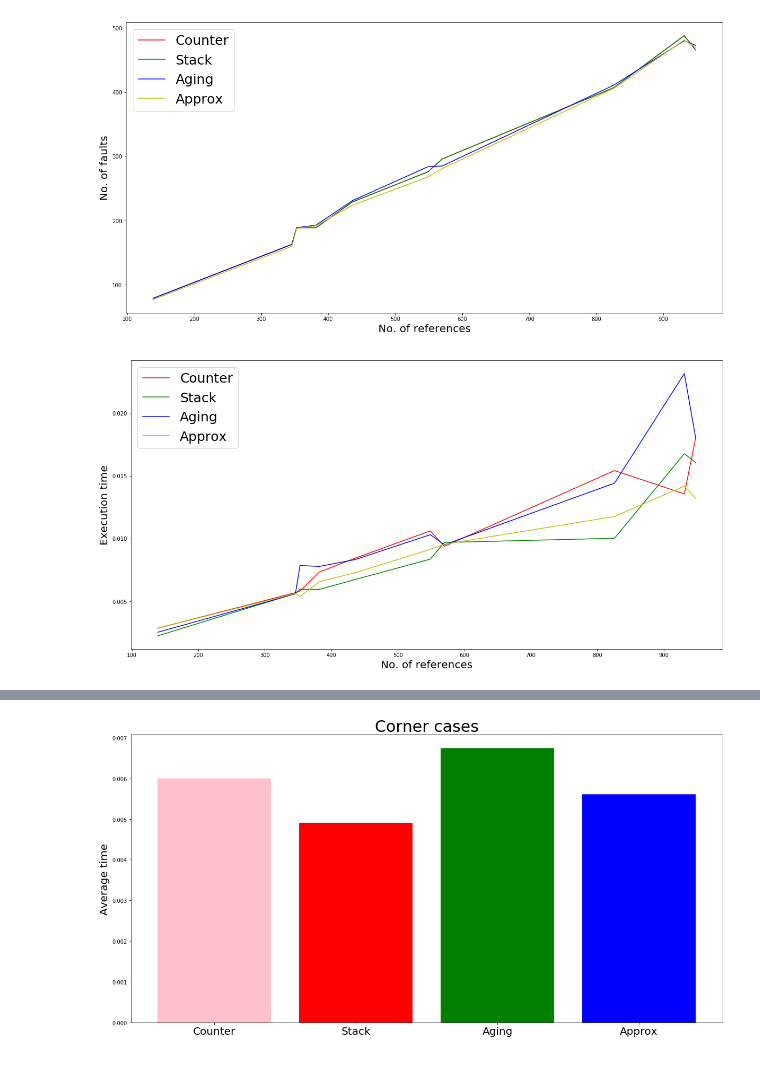
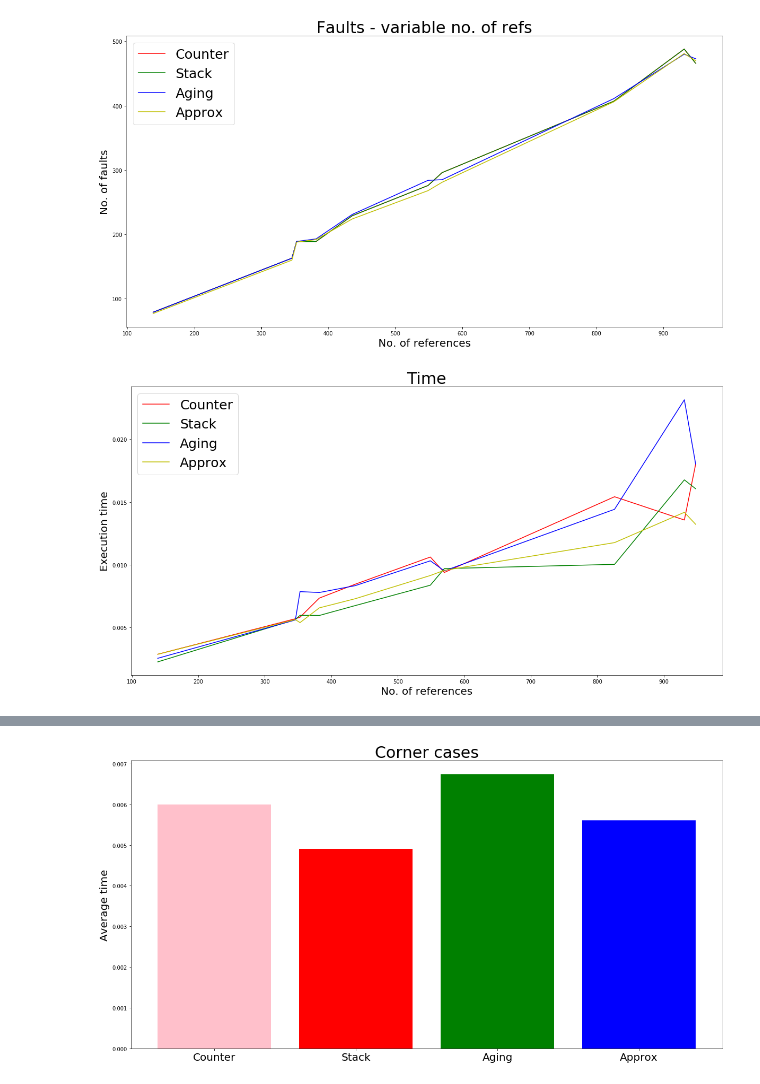
Before and after one commit to krishnayeswanth99/Page-Replacement, a Jupyter notebook: Visualization.ipynb, the cells around one changed output, grey strips where cells are left out. Cells and saved outputs as stored; diff of their text form; code cells hidden in the pictures.

```diff
--- a/Visualization.ipynb
+++ b/Visualization.ipynb
@@ -31,31 +24,33 @@ stack_times = collections.OrderedDict(sorted(dict(zip(refs, stack_times)).items(
 aging_times = collections.OrderedDict(sorted(dict(zip(refs, aging_times)).items()))
 approx_times = collections.OrderedDict(sorted(dict(zip(refs, approx_times)).items()))
 # %%
-#Faults
+#Faults - variable no. of refs
 plt.plot([x[0] for x in counter.items()],[x[1] for x in counter.items()],'r',label='Counter')
 plt.plot([x[0] for x in stack.items()],[x[1] for x in stack.items()],'g',label='Stack')
 plt.plot([x[0] for x in aging.items()],[x[1] for x in aging.items()],'b',label='Aging')
 plt.plot([x[0] for x in approx.items()],[x[1] for x in approx.items()],'y',label='Approx')
 plt.xlabel('No. of references', fontsize=20)
 plt.ylabel('No. of faults', fontsize=20)
+plt.title('Faults - variable no. of refs', fontsize=30)
 plt.legend(prop={'size':25})
 plt.rcParams['figure.figsize'] = [20,10]
-plt.savefig('fault_graph.png')
+plt.savefig('faults_nrefs.png')
 plt.show()
 # %% [output]
-[figure, old version]
+[figure, new version]
 # %%
-#Faults
+#Time
 plt.plot([x[0] for x in counter_times.items()],[x[1] for x in counter_times.items()],'r',label='Counter')
 plt.plot([x[0] for x in stack_times.items()],[x[1] for x in stack_times.items()],'g',label='Stack')
 plt.plot([x[0] for x in aging_times.items()],[x[1] for x in aging_times.items()],'b',label='Aging')
 plt.plot([x[0] for x in approx_times.items()],[x[1] for x in approx_times.items()],'y',label='Approx')
 plt.xlabel('No. of references', fontsize=20)
 plt.ylabel('Execution time', fontsize=20)
+plt.title('Time', fontsize=30)
 plt.legend(prop={'size':25})
 plt.rcParams['figure.figsize'] = [20,10]
 plt.savefig('time.png')
 plt.show()
 # %% [output]
-[figure, old version]
+[figure, new version]
 # %%
```
Also changed, not shown: parts of 7 cells of this notebook, 9 other files.
